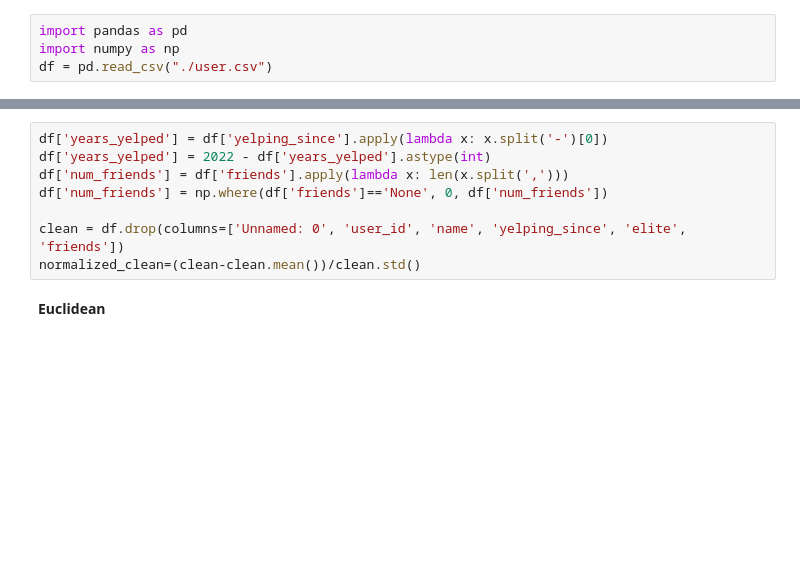
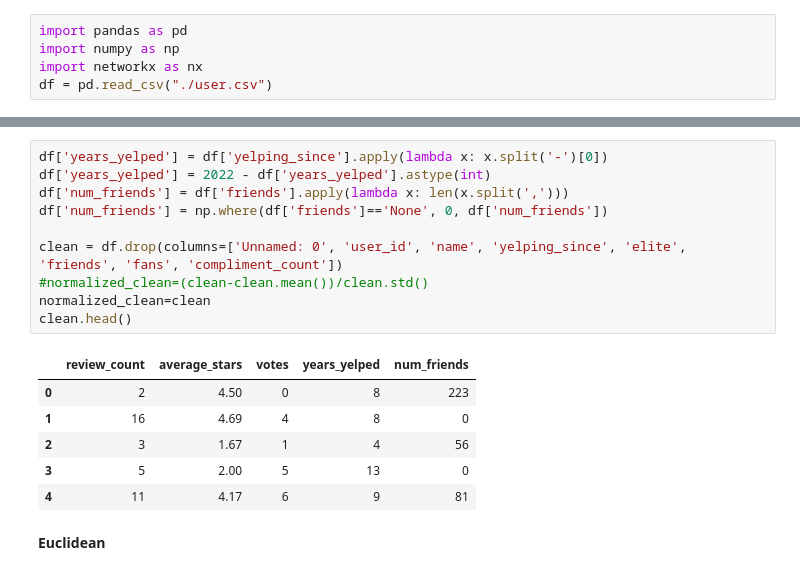
Before and after one commit to Addma/EECS4412-Project, a Jupyter notebook: task5.ipynb, the cells around one changed output, grey strips where cells are left out. Drawn from its saved outputs; the diff is of its cells as text; blank space fills up the shorter version.

```diff
--- a/task5.ipynb
+++ b/task5.ipynb
@@ -1,6 +1,7 @@
 # %%
 import pandas as pd
 import numpy as np
+import networkx as nx
 df = pd.read_csv("./user.csv")
 # %%
 df['compliment_count'] = df['compliment_more'] + df['compliment_profile'] + \
@@ -28,11 +29,20 @@ df.head()
 # %%
 df['years_yelped'] = df['yelping_since'].apply(lambda x: x.split('-')[0])
 df['years_yelped'] = 2022 - df['years_yelped'].astype(int)
 df['num_friends'] = df['friends'].apply(lambda x: len(x.split(',')))
 df['num_friends'] = np.where(df['friends']=='None', 0, df['num_friends'])
 
-clean = df.drop(columns=['Unnamed: 0', 'user_id', 'name', 'yelping_since', 'elite', 'friends'])
-normalized_clean=(clean-clean.mean())/clean.std()
+clean = df.drop(columns=['Unnamed: 0', 'user_id', 'name', 'yelping_since', 'elite', 'friends', 'fans', 'compliment_count'])
+#normalized_clean=(clean-clean.mean())/clean.std()
+normalized_clean=clean
+clean.head()
+# %% [output]
+|  | review_count | average_stars | votes | years_yelped | num_friends |
+| 0 | 2 | 4.50 | 0 | 8 | 223 |
+| 1 | 16 | 4.69 | 4 | 8 | 0 |
+| 2 | 3 | 1.67 | 1 | 4 | 56 |
+| 3 | 5 | 2.00 | 5 | 13 | 0 |
+| 4 | 11 | 4.17 | 6 | 9 | 81 |
 # %% [markdown]
 <b>Euclidean</b>
 # %%
```
Also changed, not shown: parts of 3 cells of this notebook, 4 other files.
